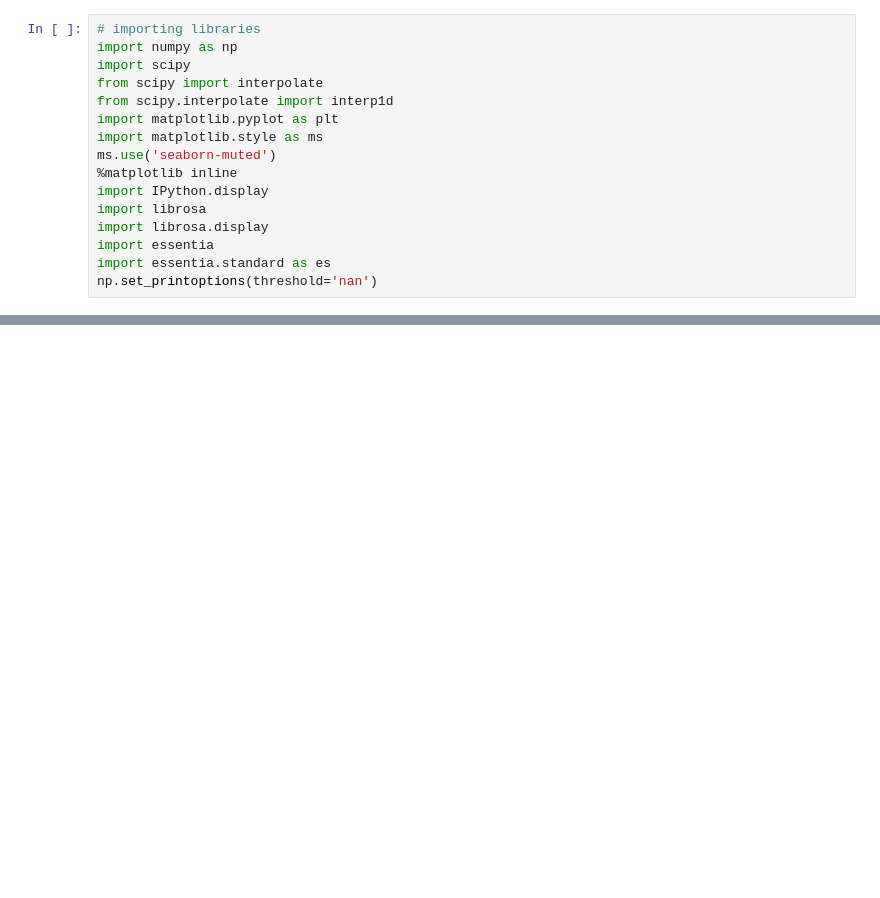
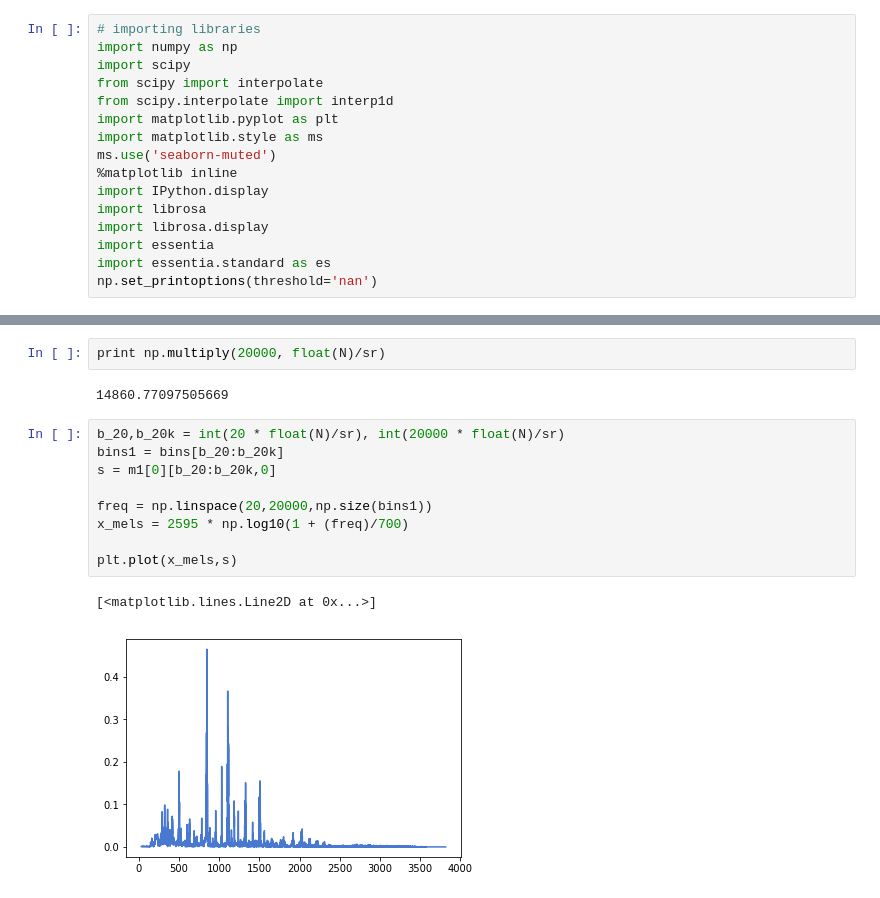
Before and after one commit to ajintom/auto-spatial, a Jupyter notebook: final/objective_analysis.ipynb, the cells around one changed output, grey strips where cells are left out. Drawn from its saved outputs; the diff is of its cells as text; blank space fills up the shorter version.

```diff
--- a/final/objective_analysis.ipynb
+++ b/final/objective_analysis.ipynb
@@ -111,0 +275,16 @@ Overall spectral balance =  0.586513
+# %%
+print np.multiply(20000, float(N)/sr)
+# %% [output]
+14860.77097505669
+# %%
+b_20,b_20k = int(20 * float(N)/sr), int(20000 * float(N)/sr)
+bins1 = bins[b_20:b_20k]
+s = m1[0][b_20:b_20k,0]
+
+freq = np.linspace(20,20000,np.size(bins1))
+x_mels = 2595 * np.log10(1 + (freq)/700)
+
+plt.plot(x_mels,s)
+# %% [output]
+[<matplotlib.lines.Line2D at 0x...>]
+[figure, added]
```
Also changed, not shown: parts of 3 cells of this notebook, 1 other file.
